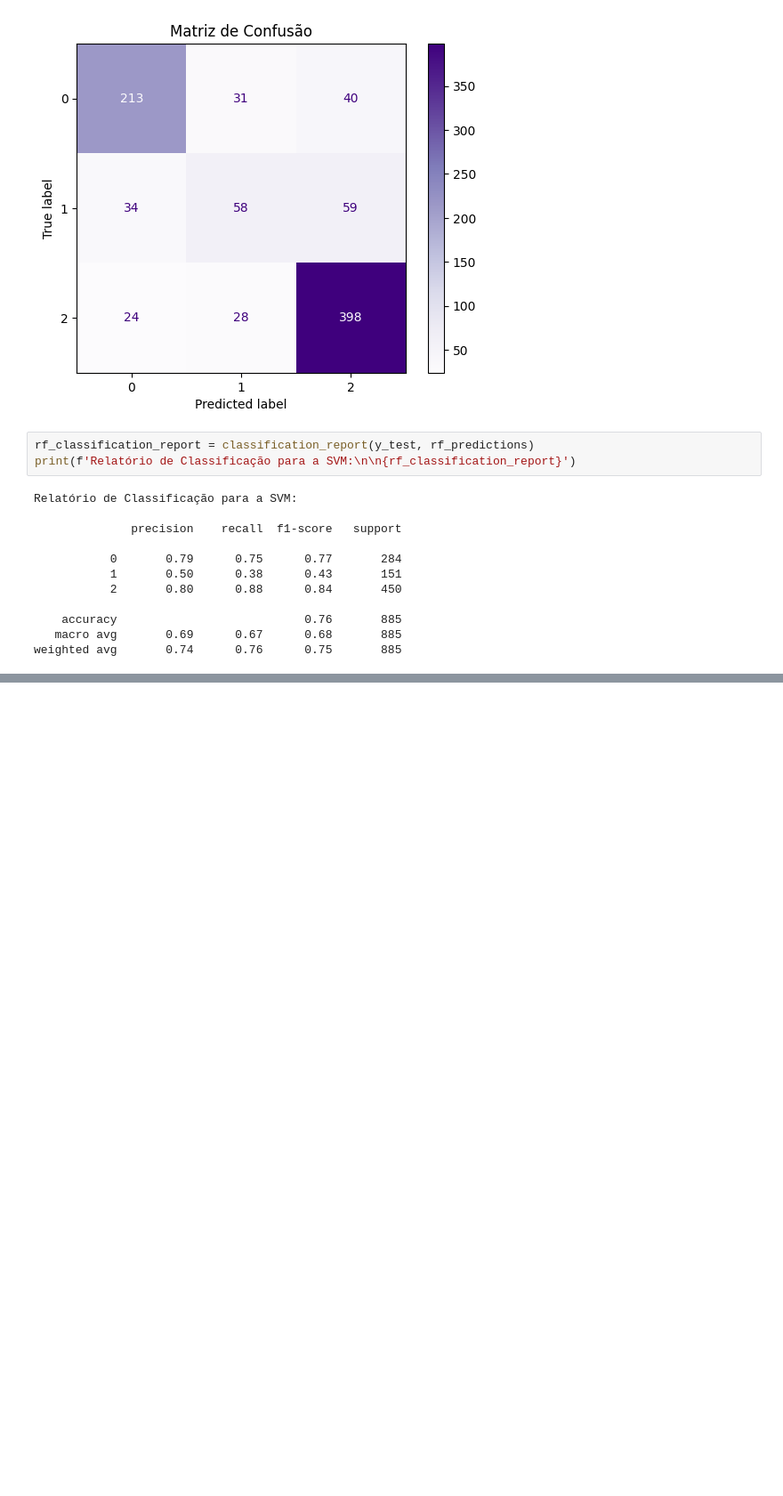
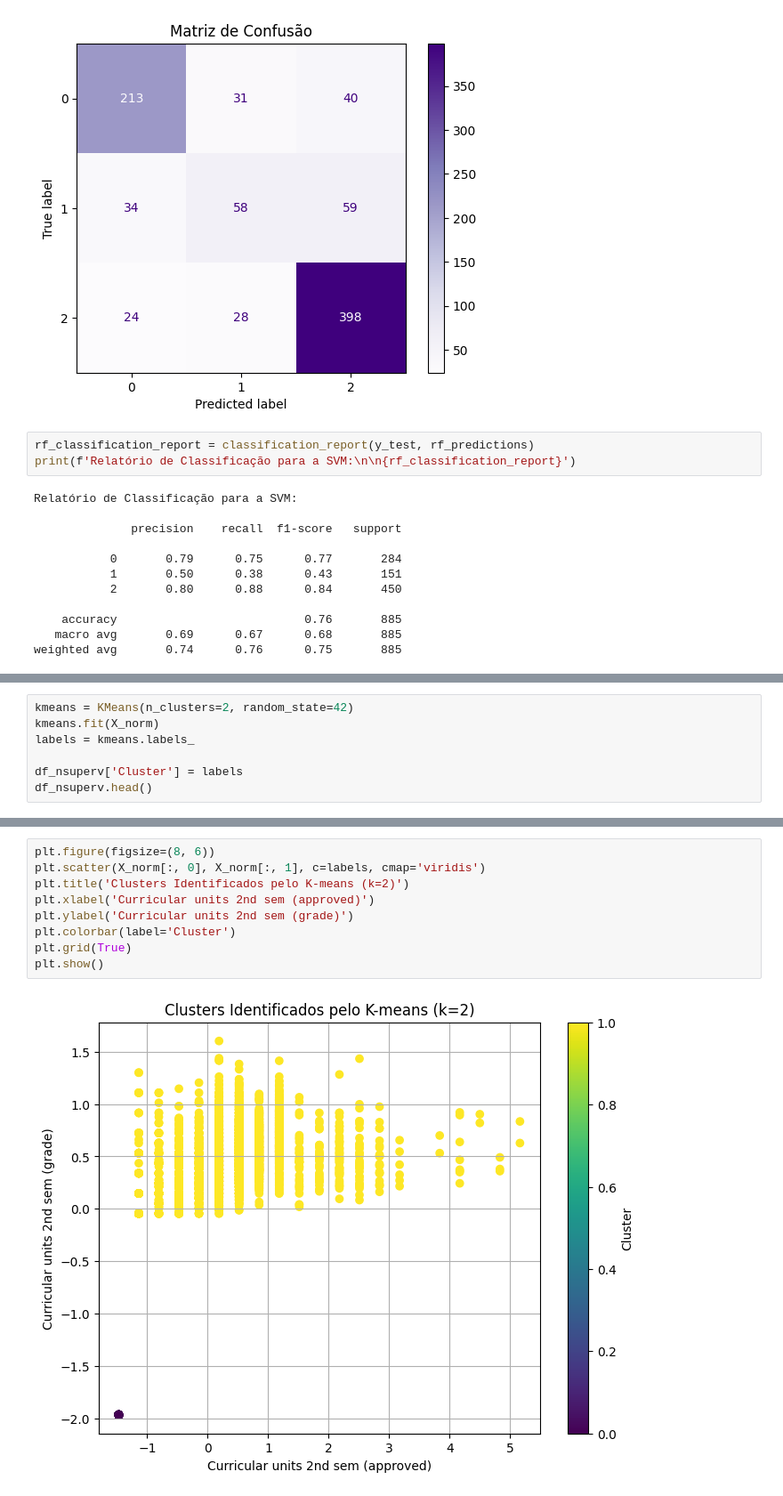
Before and after one commit to PurpleLobster31/ada-machinelearning2, a Jupyter notebook: notebooks/project.ipynb, the cells around one changed output, grey strips where cells are left out. Shown at 89% size. Cells and saved outputs as stored; diff of their text form; blank space fills up the shorter version.

```diff
--- a/notebooks/project.ipynb
+++ b/notebooks/project.ipynb
@@ -518,0 +603,7 @@ Métricas de avaliação, cotovelo (ruim), silhoueta (melhor)
+# %%
+kmeans = KMeans(n_clusters=2, random_state=42)
+kmeans.fit(X_norm)
+labels = kmeans.labels_
+
+df_nsuperv['Cluster'] = labels
+df_nsuperv.head()
@@ -518,0 +626,11 @@ Métricas de avaliação, cotovelo (ruim), silhoueta (melhor)
+# %%
+plt.figure(figsize=(8, 6))
+plt.scatter(X_norm[:, 0], X_norm[:, 1], c=labels, cmap='viridis')
+plt.title('Clusters Identificados pelo K-means (k=2)')
+plt.xlabel('Curricular units 2nd sem (approved)')
+plt.ylabel('Curricular units 2nd sem (grade)')
+plt.colorbar(label='Cluster')
+plt.grid(True)
+plt.show()
+# %% [output]
+[figure, added]
```
Also changed, not shown: parts of 23 cells of this notebook.
